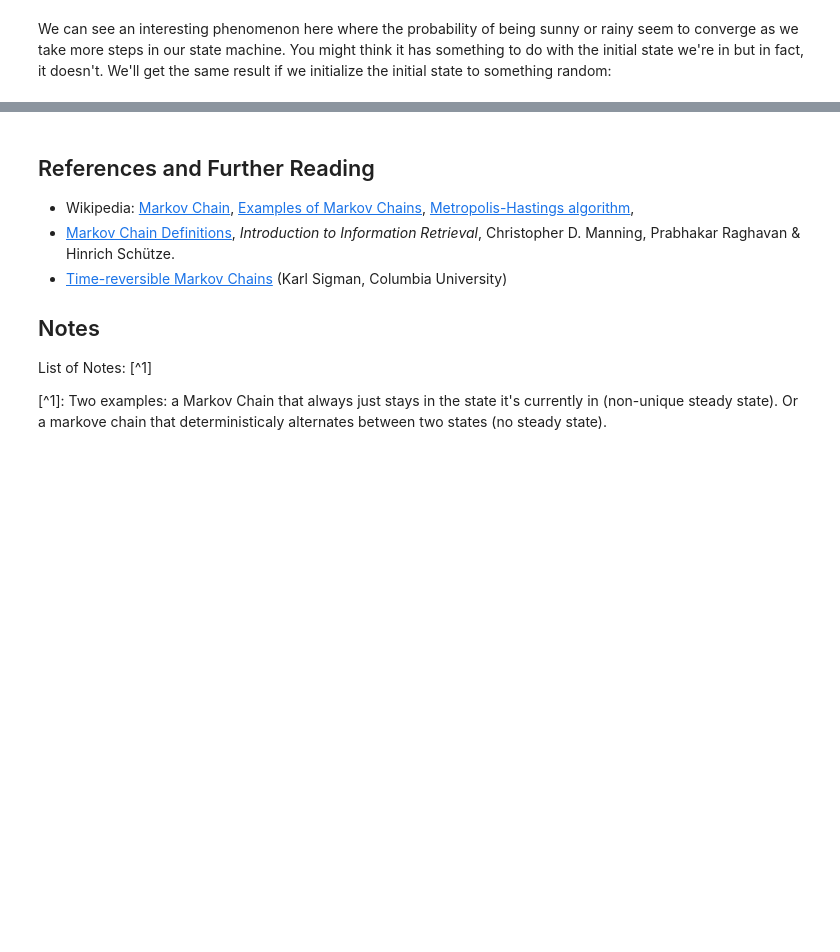
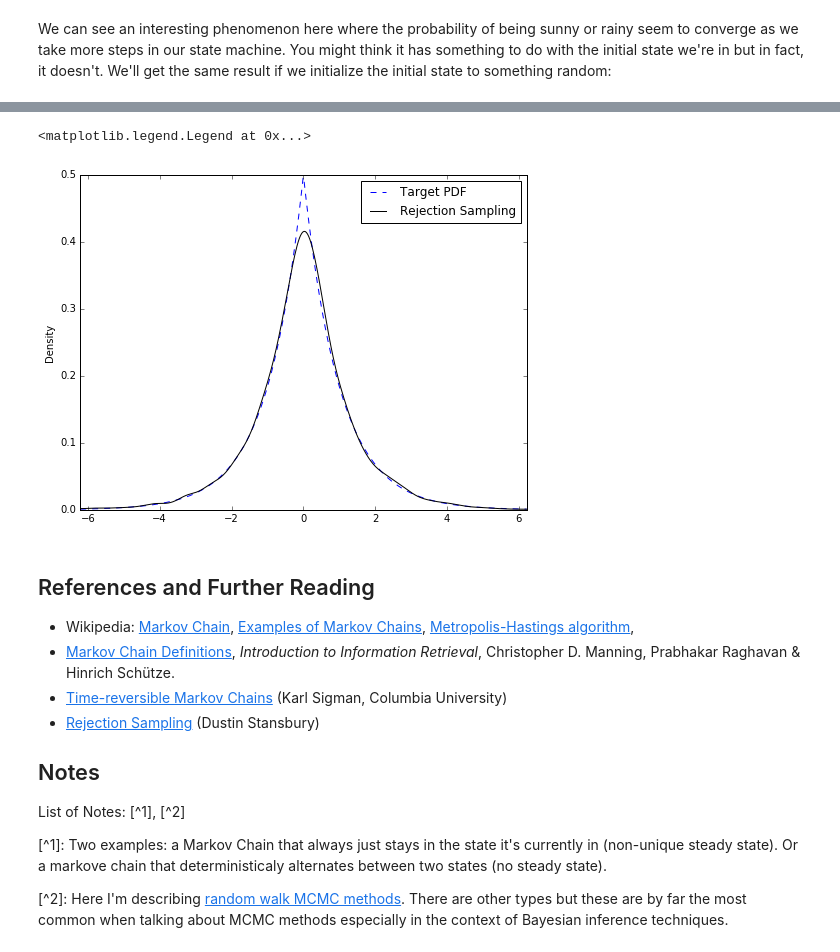
Before and after one commit to bjlkeng/bjlkeng.github.io, a Jupyter notebook: source/posts/markov-chain-monte-carlo-mcmc-and-the-metropolis-hastings-algorithm.ipynb, the cells around one changed output, grey strips where cells are left out. Cells and saved outputs as stored; diff of their text form; code cells hidden in the pictures; blank space fills up the shorter version.

```diff
--- a/source/posts/markov-chain-monte-carlo-mcmc-and-the-metropolis-hastings-algorithm.ipynb
+++ b/source/posts/markov-chain-monte-carlo-mcmc-and-the-metropolis-hastings-algorithm.ipynb
@@ -136,3 +190,23 @@ In other words, in the long run, the proportion of times that you transition fro
+# %%
+def rejection_sampling():
+    while True:
+        # Re-use global parameters from above
+        x = np.random.normal(0, 2)
+        envelope = M * norm.pdf(x)
+        p = np.random.uniform(0, envelope)
+        if p < dg.pdf(x):
+            return x
+
+# Generation samples from rejection sampling algorithm
+samples = [rejection_sampling() for x in range(10000)]
+
+# Plot Gaussian KDE vs. Target PDF (note: KDE will smooth histogram a bit)
+df['Target'].plot(color='blue', style='--', figsize=(8,6))
+pd.Series(samples).plot(kind='kde', color='black', style='-')
+plt.legend(['Target PDF', 'Rejection Sampling'])
+# %% [output]
+<matplotlib.legend.Legend at 0x...>
+[figure, added]
 # %% [markdown]
 ## References and Further Reading
 
@@ -140,10 +214,12 @@ In other words, in the long run, the proportion of times that you transition fro
 * Wikipedia: [Markov Chain](https://en.wikipedia.org/wiki/Markov_chain), [Examples of Markov Chains](https://en.wikipedia.org/wiki/Examples_of_Markov_chains), [Metropolis-Hastings algorithm](https://en.wikipedia.org/wiki/Metropolis–Hastings_algorithm),
 * [Markov Chain Definitions](http://nlp.stanford.edu/IR-book/html/htmledition/definition-1.html), *Introduction to Information Retrieval*, Christopher D. Manning, Prabhakar Raghavan & Hinrich Schütze.
 * [Time-reversible Markov Chains](http://www.columbia.edu/~ks20/stochastic-I/stochastic-I-Time-Reversibility.pdf) (Karl Sigman, Columbia University)
-
+* [Rejection Sampling](https://theclevermachine.wordpress.com/2012/09/10/rejection-sampling/) (Dustin Stansbury)
 
 ## Notes
 
-List of Notes: [^1]
+List of Notes: [^1], [^2]
 
 [^1]: Two examples: a Markov Chain that always just stays in the state it's currently in (non-unique steady state).  Or a markove chain that deterministicaly alternates between two states (no steady state).
+
+[^2]: Here I'm describing [random walk MCMC methods](https://en.wikipedia.org/wiki/Markov_chain_Monte_Carlo#Random_walk_Monte_Carlo_methods).  There are other types but these are by far the most common when talking about MCMC methods especially in the context of Bayesian inference techniques.
```
Also changed, not shown: parts of 6 cells of this notebook, 2 other files.
